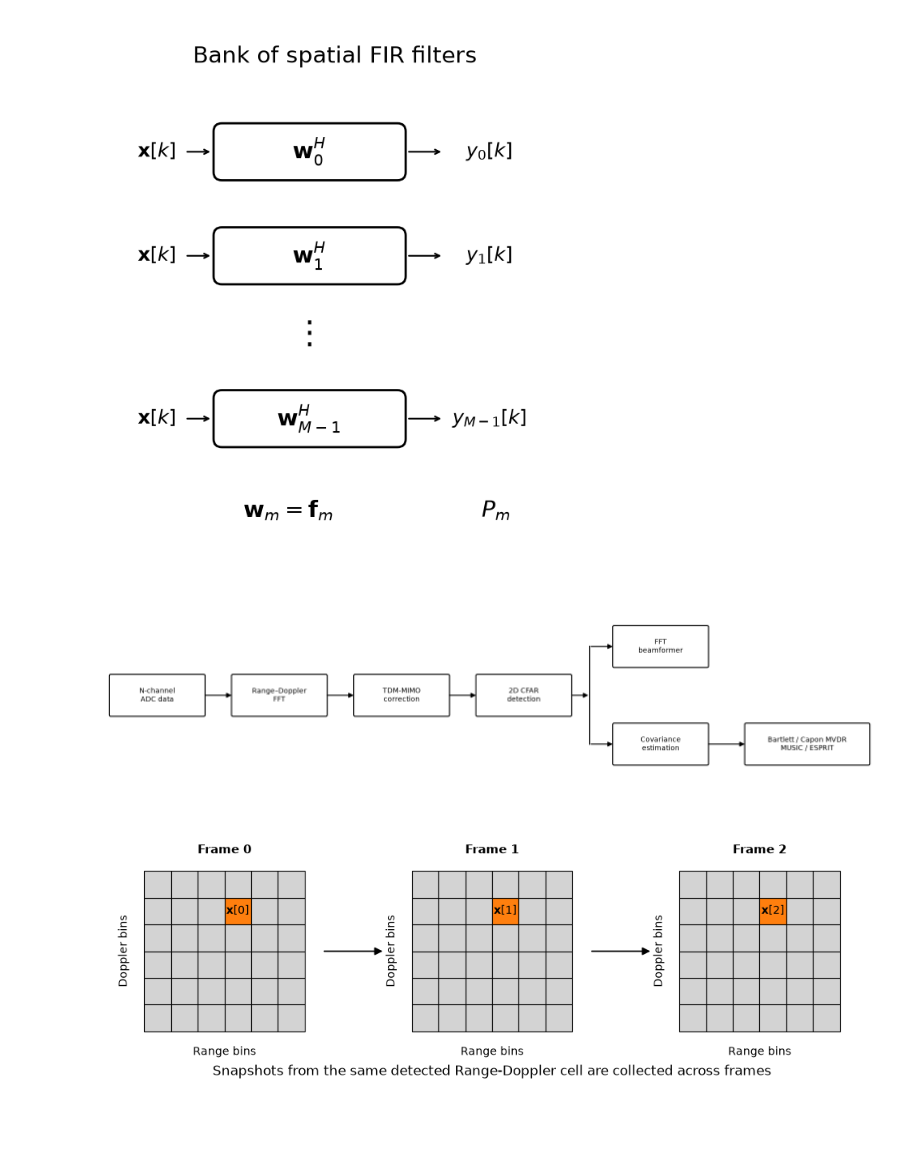
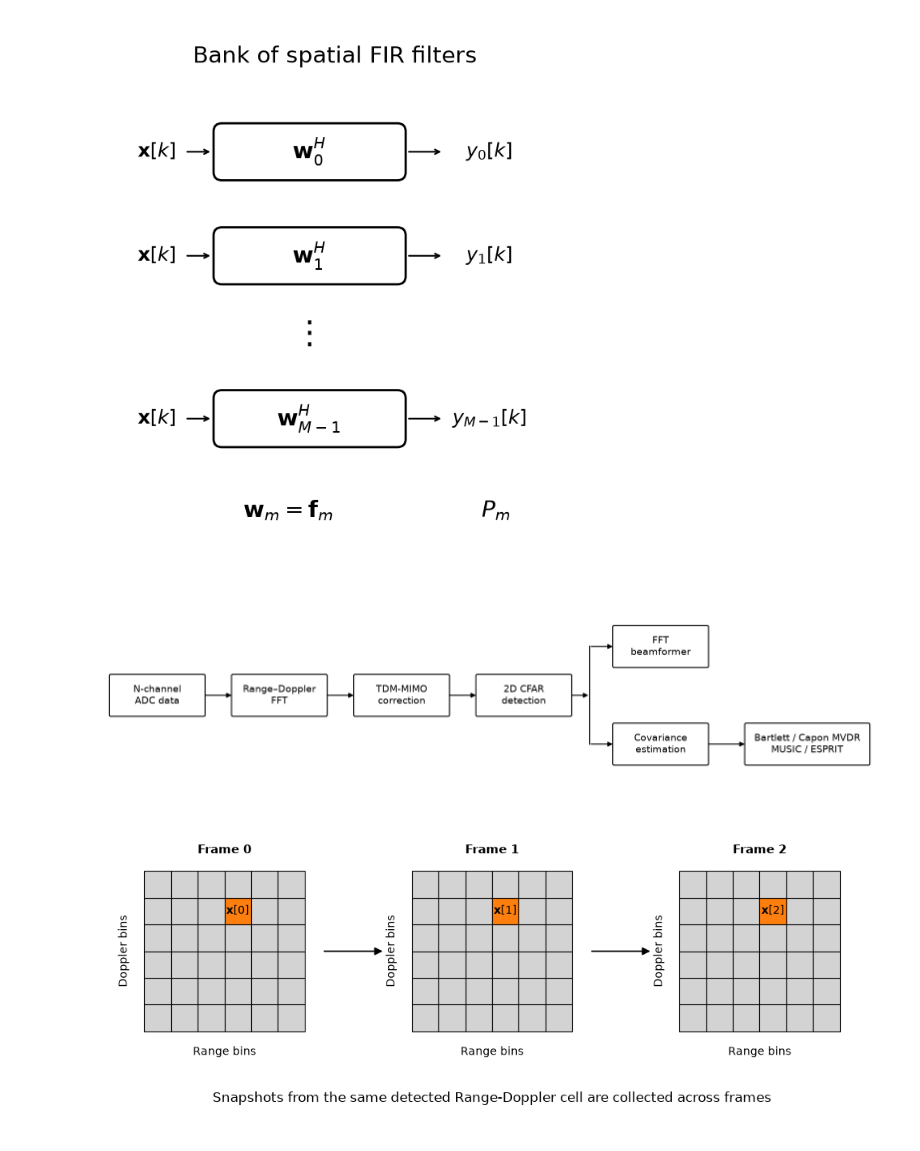
Before and after one commit to farbius/fmcw-radar-doa, a Jupyter notebook: notebooks/xx_test_page.ipynb, the cells around one changed output. Cells and saved outputs as stored; diff of their text form; code cells hidden in the pictures.

```diff
--- a/notebooks/xx_test_page.ipynb
+++ b/notebooks/xx_test_page.ipynb
@@ -200,7 +200,7 @@ import matplotlib.pyplot as plt
 from matplotlib.patches import FancyBboxPatch, FancyArrowPatch
 
 
-def add_block(ax, x, y, width, height, text, fontsize=10):
+def add_block(ax, x, y, width, height, text, fontsize=14):
     block = FancyBboxPatch(
         (x, y),
         width,
@@ -295,14 +295,14 @@ ax.axis("off")
 plt.tight_layout()
 
 plt.savefig(
-    "../images/fmcw_mimo_doa_processing_chain.png",
+    "../docs/images/fmcw_mimo_doa_processing_chain.png",
     dpi=200,
     bbox_inches="tight",
 )
 
 plt.show()
 # %% [output]
-[figure, old version]
+[figure, new version]
 # %%
 import matplotlib.pyplot as plt
 from matplotlib.patches import Rectangle, FancyArrowPatch
@@ -453,34 +453,34 @@ for frame_index in range(n_frames):
 # ------------------------------------------------------------
 # Covariance-estimation annotation
 # ------------------------------------------------------------
 total_width = (
     n_frames * map_width
     + (n_frames - 1) * map_spacing
 )
 
 ax.text(
     total_width / 2,
-    -0.5,
+    -1.5,
     r"Snapshots from the same detected Range-Doppler cell "
     r"are collected across frames",
     ha="center",
     va="center",
-    fontsize=12,
+    fontsize=14,
 )
 
 ax.set_xlim(-1.5, total_width + 1.5)
 ax.set_ylim(-2.5, y0 + n_doppler_bins * cell_size + 2.0)
 ax.set_aspect("equal")
 ax.axis("off")
 
 plt.tight_layout()
 
 plt.savefig(
-    "../images/snapshot_per_frame.png",
+    "../docs/images/snapshot_per_frame.png",
     dpi=200,
     bbox_inches="tight",
 )
 
 plt.show()
 # %% [output]
-[figure, old version]
+[figure, new version]
```
Also changed, not shown: parts of 3 cells of this notebook, 17 other files.
